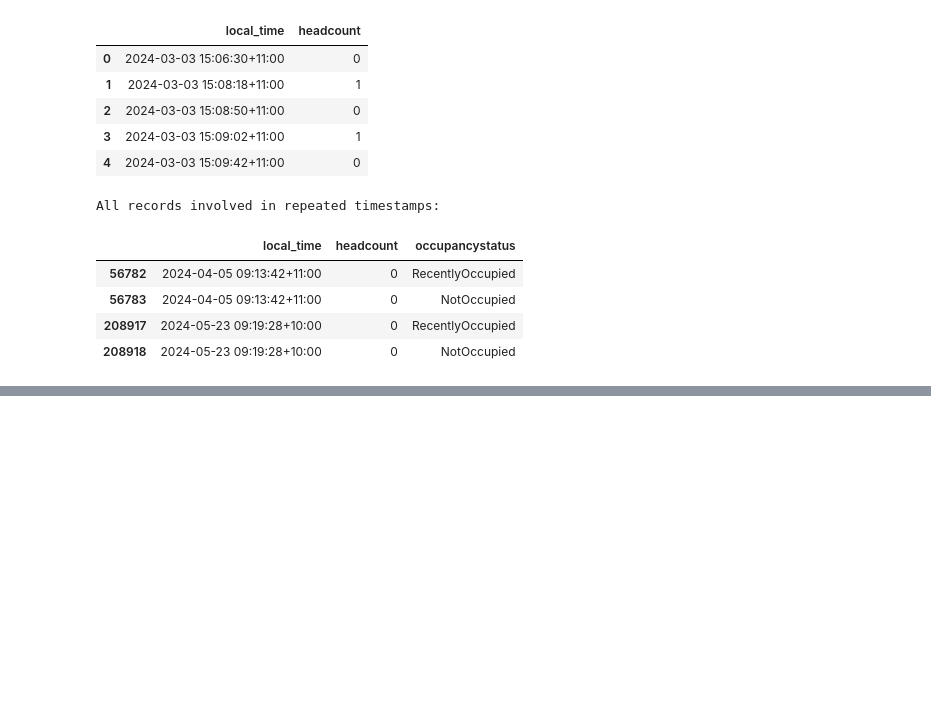
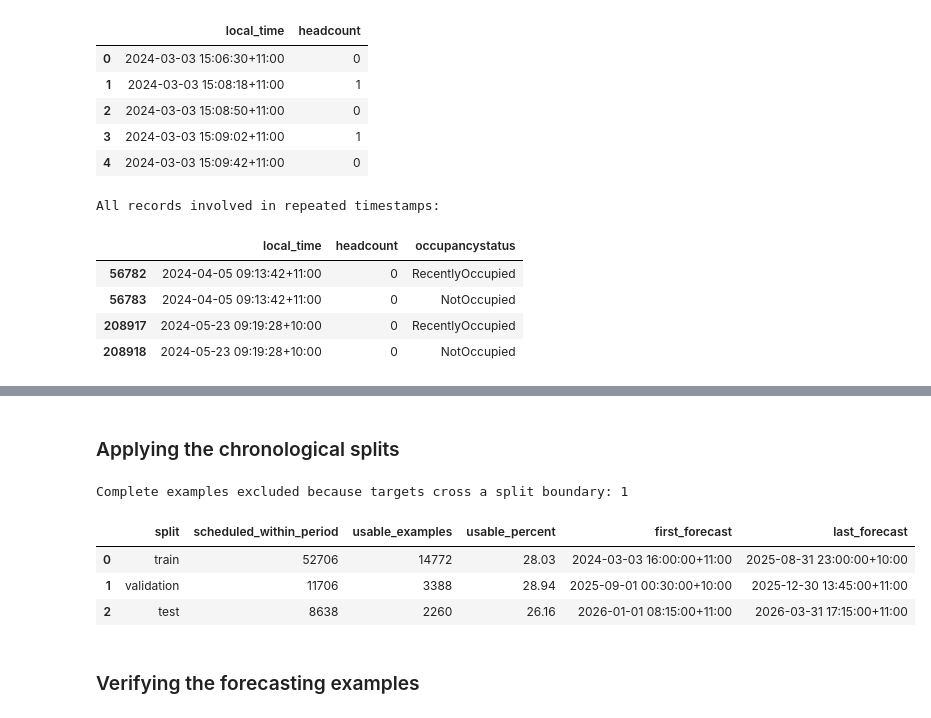
Before and after one commit to Chris-Christo/mma3001_project, a Jupyter notebook: notebooks/2_prepare_occupancy_data.ipynb, the cells around one changed output, grey strips where cells are left out. Cells and saved outputs as stored; diff of their text form; code cells hidden in the pictures; blank space fills up the shorter version.

```diff
--- a/notebooks/2_prepare_occupancy_data.ipynb
+++ b/notebooks/2_prepare_occupancy_data.ipynb
@@ -166,0 +345,66 @@ All records involved in repeated timestamps:
+# %% [markdown]
+### Applying the chronological splits
+# %%
+# Both the forecast and its target must belong to the same time period.
+train_data = model_data[
+    (model_data["forecast_time"] >= train_start)
+    & (model_data["forecast_time"] < validation_start)
+    & (model_data["target_time"] < validation_start)
+].copy()
+
+validation_data = model_data[
+    (model_data["forecast_time"] >= validation_start)
+    & (model_data["forecast_time"] < test_start)
+    & (model_data["target_time"] < test_start)
+].copy()
+
+test_data = model_data[
+    (model_data["forecast_time"] >= test_start)
+    & (model_data["forecast_time"] < study_end)
+    & (model_data["target_time"] < study_end)
+].copy()
+
+# Earlier history may support a later forecast because it was already available then.
+split_data = {
+    "train": train_data,
+    "validation": validation_data,
+    "test": test_data
+}
+split_periods = {
+    "train": (train_start, validation_start),
+    "validation": (validation_start, test_start),
+    "test": (test_start, study_end)
+}
+
+summary_rows = []
+for name, dataset in split_data.items():
+    period_start, period_end = split_periods[name]
+    # Use all eligible scheduled times as the denominator, including times with no usable data.
+    within_period = (
+        (examples["forecast_time"] >= period_start)
+        & (examples["forecast_time"] < period_end)
+        & (examples["target_time"] < period_end)
+    )
+    scheduled = int(within_period.sum())
+    summary_rows.append({
+        "split": name,
+        "scheduled_within_period": scheduled,
+        "usable_examples": len(dataset),
+        "usable_percent": round(100 * len(dataset) / scheduled, 2),
+        "first_forecast": dataset["forecast_time"].min(),
+        "last_forecast": dataset["forecast_time"].max()
+    })
+
+split_summary = pd.DataFrame(summary_rows)
+boundary_exclusions = len(model_data) - sum(len(data) for data in split_data.values())
+
+print("Complete examples excluded because targets cross a split boundary:", boundary_exclusions)
+display(split_summary)
+# %% [output]
+Complete examples excluded because targets cross a split boundary: 1
+|  | split | scheduled_within_period | usable_examples | usable_percent | first_forecast | last_forecast |
+| 0 | train | 52706 | 14772 | 28.03 | 2024-03-03 16:00:00+11:00 | 2025-08-31 23:00:00+10:00 |
+| 1 | validation | 11706 | 3388 | 28.94 | 2025-09-01 00:30:00+10:00 | 2025-12-30 13:45:00+11:00 |
+| 2 | test | 8638 | 2260 | 26.16 | 2026-01-01 08:15:00+11:00 | 2026-03-31 17:15:00+11:00 |
+# %% [markdown]
+### Verifying the forecasting examples
```
Also changed, not shown: parts of 18 cells of this notebook, 15 other files.
